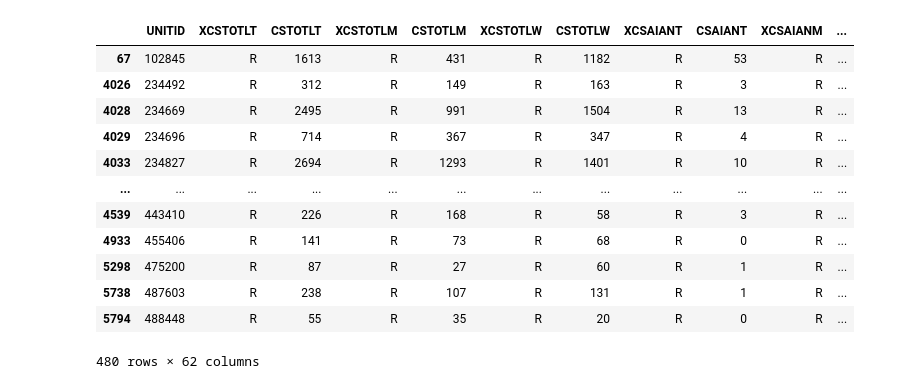
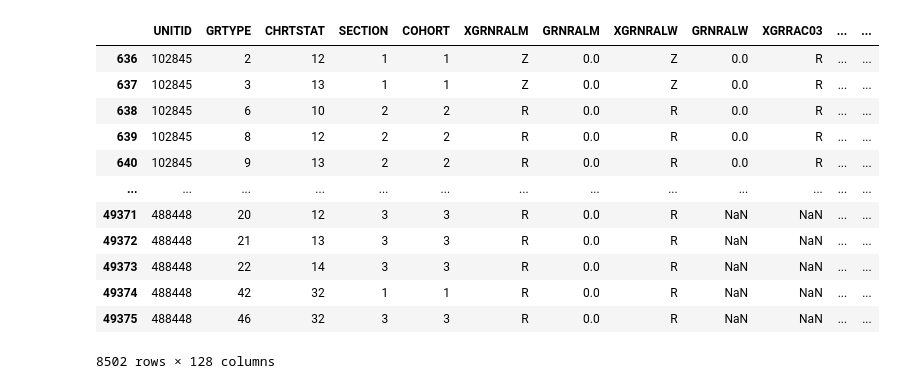
Before and after one commit to he-chang/data5100project, a Jupyter notebook: LoadEducationData.ipynb, the cells around one changed output. Saved outputs shown, nothing was run; the diff lists cells and outputs as text; code cells hidden in the pictures.

Commit message:
Updated data file logic and university csv file

```diff
--- a/LoadEducationData.ipynb
+++ b/LoadEducationData.ipynb
@@ -2,12 +2,12 @@
 import pandas as pd
 import numpy as np
 
-years = ['2014', '2015', '2016', '2017', '2018', '2019', '2020']
-files = ['c{}_b_rv.csv', 'ef{}a_rv.csv', 'hd{}.csv']
+years = ['2010', '2011', '2012', '2013', '2014', '2015', '2016', '2017', '2018', '2019', '2020']
+files = ['gr{}_rv.csv', 'ef{}a_rv.csv', 'hd{}.csv']
 #files = ['adm{}_rv.csv', 'c{}_a_rv.csv', 'ef{}a_rv.csv', 'gr{}_rv.csv', 'hd{}.csv', 's{}_oc_rv.csv']
 # %%
 # Get all the dataframes into a dictionary
-dataframes = {'university_data': [], 'enrollment_data': [], 'completion_data': []}
+dataframes = {'university_data': [], 'enrollment_data': [], 'graduation_data': []}
 
 for f in files:
     for y in years:
@@ -18,13 +18,13 @@ for f in files:
             dataframes['university_data'].append(data)
         elif f[0] == 'e':
             dataframes['enrollment_data'].append(data)
-        elif f[0] == 'c':
-            dataframes['completion_data'].append(data)
+        elif f[0] == 'g':
+            dataframes['graduation_data'].append(data)
 # %%
 # Merge the data frames into one dataframe per category
 unv_df = dataframes['university_data'][0]
 enr_df = dataframes['enrollment_data'][0]
-cmpl_df = dataframes['completion_data'][0]
+grad_df = dataframes['graduation_data'][0]
 
 for key in dataframes.keys():
     df_list = dataframes[key]
@@ -40,14 +40,14 @@ for key in dataframes.keys():
                 unv_df = pd.concat([unv_df, l_item])
             elif key == 'enrollment_data':
                 enr_df = pd.concat([enr_df, l_item])
-            elif key == 'completion_data':
-                cmpl_df = pd.concat([cmpl_df, l_item])
+            elif key == 'graduation_data':
+                grad_df = pd.concat([grad_df, l_item])
 
         count += 1
 # %%
 #school_data = pd.read_csv("C:\\project\\2014\\adm2014.csv", encoding = 'ISO-8859-1')
 # Grab Washington Schools only
-wa_unv_df = unv_df[(unv_df['STABBR'] == 'WA') & (unv_df['ICLEVEL'] == 1)][['UNITID', 'INSTNM', 'STABBR', 'ICLEVEL', 'year']]
+wa_unv_df = unv_df[(unv_df['STABBR'] == 'WA') & (unv_df['ICLEVEL'] == 1) & (unv_df['HLOFFER'].isin([5,6,7,8,9]))][['UNITID', 'INSTNM', 'STABBR', 'ICLEVEL', 'year']]
 wa_unv_df
 # %% [output]
 |  | UNITID | INSTNM | STABBR | ICLEVEL | year |
@@ -124,19 +167,19 @@ df_enrollment
 # %%
-wa_cmpl_df = cmpl_df[cmpl_df['UNITID'].isin(wa_unv_df['UNITID'])]
-wa_cmpl_df
+wa_grad_df = grad_df[grad_df['UNITID'].isin(wa_unv_df['UNITID'])]
+wa_grad_df
 # %% [output]
-|  | UNITID | XCSTOTLT | CSTOTLT | XCSTOTLM | CSTOTLM | XCSTOTLW | CSTOTLW | XCSAIANT | CSAIANT | XCSAIANM | ... |
-| 67 | 102845 | R | 1613 | R | 431 | R | 1182 | R | 53 | R | ... |
-| 4026 | 234492 | R | 312 | R | 149 | R | 163 | R | 3 | R | ... |
-| 4028 | 234669 | R | 2495 | R | 991 | R | 1504 | R | 13 | R | ... |
-| 4029 | 234696 | R | 714 | R | 367 | R | 347 | R | 4 | R | ... |
-| 4033 | 234827 | R | 2694 | R | 1293 | R | 1401 | R | 10 | R | ... |
-| ... | ... | ... | ... | ... | ... | ... | ... | ... | ... | ... | ... |
-| 4539 | 443410 | R | 226 | R | 168 | R | 58 | R | 3 | R | ... |
-| 4933 | 455406 | R | 141 | R | 73 | R | 68 | R | 0 | R | ... |
-| 5298 | 475200 | R | 87 | R | 27 | R | 60 | R | 1 | R | ... |
-| 5738 | 487603 | R | 238 | R | 107 | R | 131 | R | 1 | R | ... |
-| 5794 | 488448 | R | 55 | R | 35 | R | 20 | R | 0 | R | ... |
+|  | UNITID | GRTYPE | CHRTSTAT | SECTION | COHORT | XGRNRALM | GRNRALM | XGRNRALW | GRNRALW | XGRRAC03 | ... | ... |
+| 636 | 102845 | 2 | 12 | 1 | 1 | Z | 0.0 | Z | 0.0 | R | ... | ... |
+| 637 | 102845 | 3 | 13 | 1 | 1 | Z | 0.0 | Z | 0.0 | R | ... | ... |
+| 638 | 102845 | 6 | 10 | 2 | 2 | R | 0.0 | R | 0.0 | R | ... | ... |
+| 639 | 102845 | 8 | 12 | 2 | 2 | R | 0.0 | R | 0.0 | R | ... | ... |
+| 640 | 102845 | 9 | 13 | 2 | 2 | R | 0.0 | R | 0.0 | R | ... | ... |
+| ... | ... | ... | ... | ... | ... | ... | ... | ... | ... | ... | ... | ... |
+| 49371 | 488448 | 20 | 12 | 3 | 3 | R | 0.0 | R | NaN | NaN | ... | ... |
+| 49372 | 488448 | 21 | 13 | 3 | 3 | R | 0.0 | R | NaN | NaN | ... | ... |
+| 49373 | 488448 | 22 | 14 | 3 | 3 | R | 0.0 | R | NaN | NaN | ... | ... |
+| 49374 | 488448 | 42 | 32 | 1 | 1 | R | 0.0 | R | NaN | NaN | ... | ... |
+| 49375 | 488448 | 46 | 32 | 3 | 3 | R | 0.0 | R | NaN | NaN | ... | ... |
-480 rows × 62 columns
+8502 rows × 128 columns
 # %%
 # rename variables to something that we can understand better
```
Also changed, not shown: parts of 12 cells of this notebook, 1 other file.
